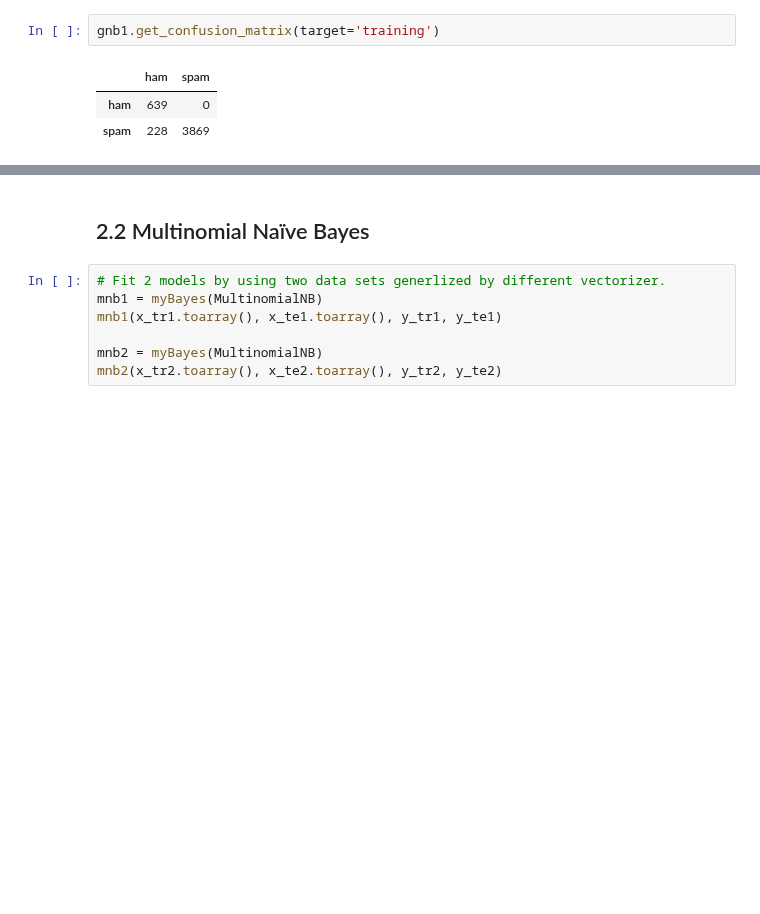
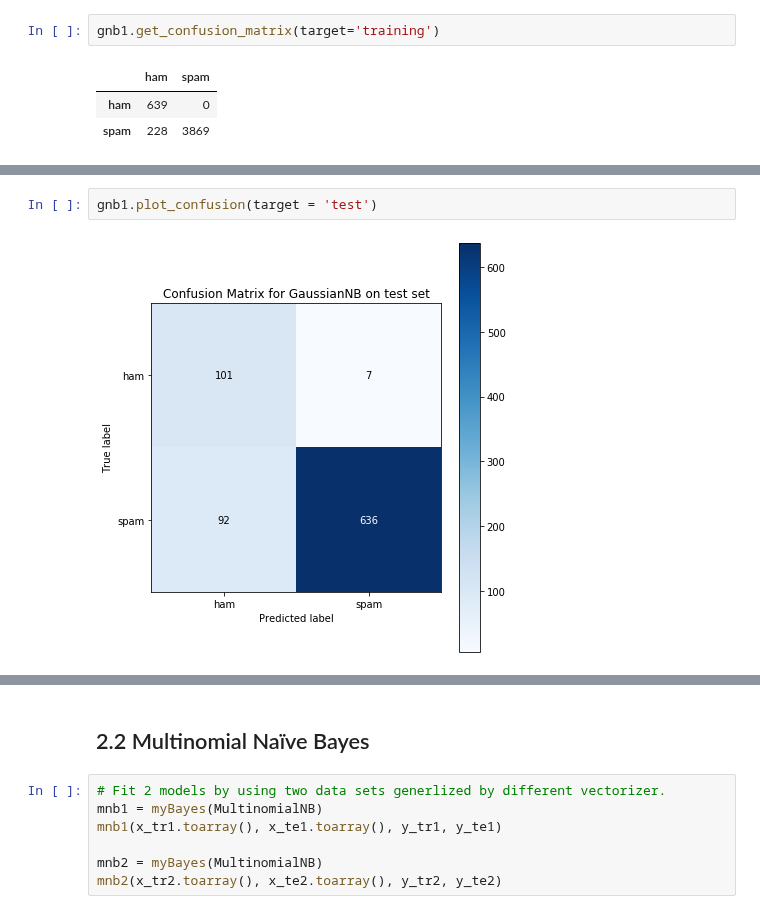
Before and after one commit to ECS171-Project/Final-project, a Jupyter notebook: NaiiveBayes.ipynb, the cells around one changed output, grey strips where cells are left out. Cells and saved outputs as stored; diff of their text form; blank space fills up the shorter version.

```diff
--- a/NaiiveBayes.ipynb
+++ b/NaiiveBayes.ipynb
@@ -183,0 +188,4 @@ gnb1.plot_confusion(target = 'training')
+# %%
+gnb1.plot_confusion(target = 'test')
+# %% [output]
+[figure, added]
```
Also changed, not shown: parts of 9 cells of this notebook.
